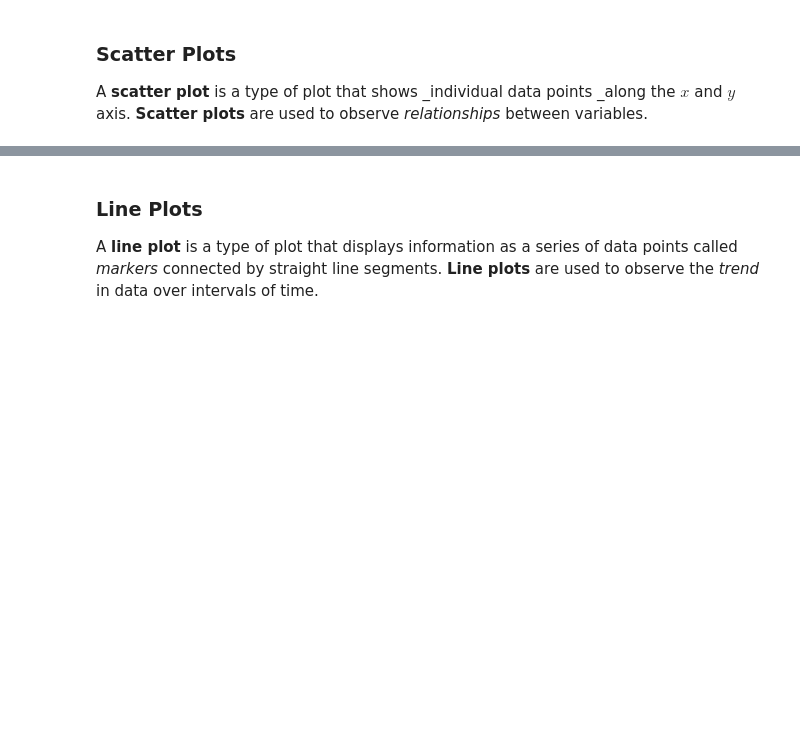
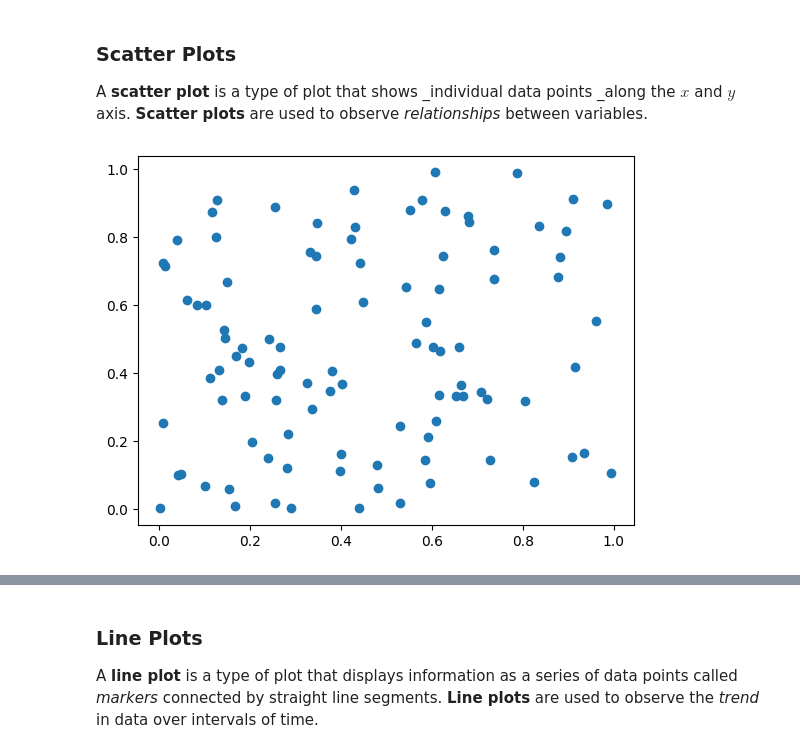
Before and after one commit to EngAndres/ud-public, a Jupyter notebook: courses/data-science-introduction/notebooks/Matplotlib-Seaborn.ipynb, the cells around one changed output, grey strips where cells are left out. Cells and saved outputs as stored; diff of their text form; code cells hidden in the pictures; blank space fills up the shorter version.

```diff
--- a/courses/data-science-introduction/notebooks/Matplotlib-Seaborn.ipynb
+++ b/courses/data-science-introduction/notebooks/Matplotlib-Seaborn.ipynb
@@ -14,12 +45,20 @@ variables.
 # %%
 # Scatter plot with one class
 
 import matplotlib.pyplot as plt
 import numpy as np
 
+size = 100
+
 # Generate random data
+x = np.random.rand(100)
+y = np.random.rand(100)
 
 # Create scatter plot
+plt.scatter(x, y)
 
 # Display the plot
+plt.show()
+# %% [output]
+[figure, added]
 # %%
```
Also changed, not shown: parts of 5 cells of this notebook, 4 other files.
